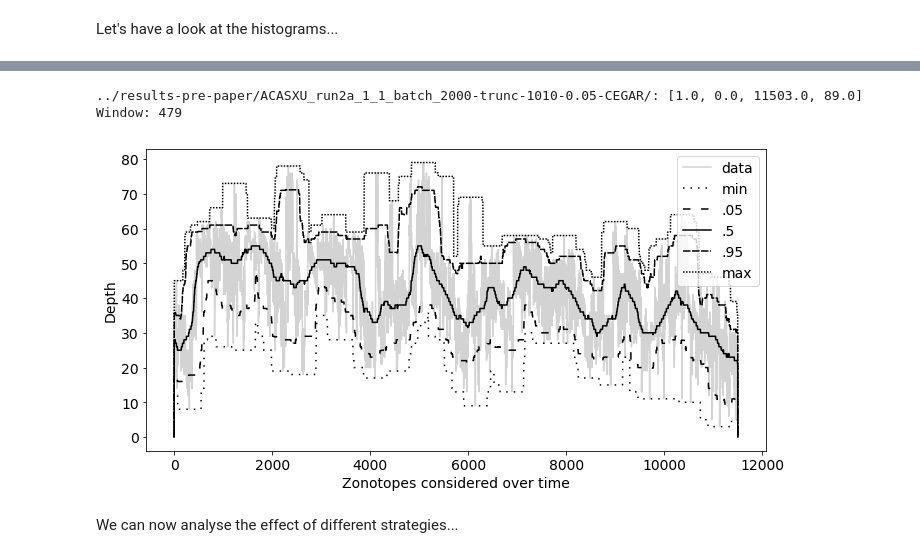
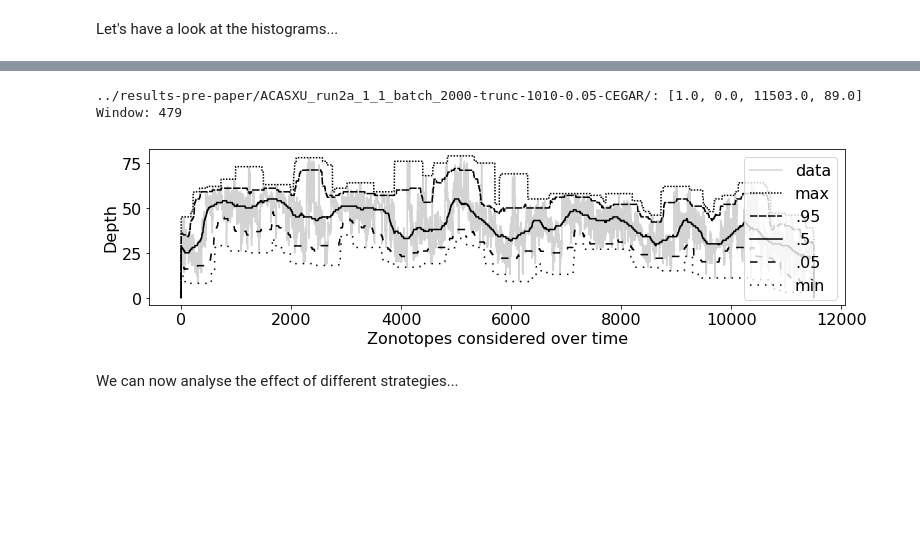
Before and after one commit to samysweb/nnequiv-experiments, a Jupyter notebook: analysis/Overapprox vs. Exact.ipynb, the cells around one changed output, grey strips where cells are left out. Saved outputs shown, nothing was run; the diff lists cells and outputs as text; code cells hidden in the pictures; blank space fills up the shorter version.

Commit message:
Cropped version of Zonotope depth considered

```diff
--- a/analysis/Overapprox vs. Exact.ipynb
+++ b/analysis/Overapprox vs. Exact.ipynb
@@ -188,7 +188,7 @@ def window_stack(a, width=100):
         percentile_05[i-1] = np.percentile(cur_data, 5)
     return max_val, min_val, median, percentile_05, percentile_25, percentile_75, percentile_95
 # %%
-plt.rcParams.update({'font.size': 14})
+plt.rcParams.update({'font.size': 16})
 for b in benchmarks[2:3]:
     print(f"{b}: ",end="")
     if len(overapprox_vs_exact[b].exact_counter.exact_counter_results[:,0])==0:
@@ -196,49 +196,51 @@ for b in benchmarks[2:3]:
         continue
     data = overapprox_vs_exact[b].exact_counter.exact_counter_results[:,0]
     px = 1/plt.rcParams['figure.dpi']
-    fig = plt.figure(figsize=(800*px, 400*px))
+    fig = plt.figure(figsize=(800*px, 200*px))
     axlim = [float(1),float(0),float(data.shape[0]),float(np.max(data)+10)]
     print(axlim)
     axs1 = fig.add_subplot(1, 1, 1)
+    axs1.set_position([0.1,0.22,0.87,0.78])
     #axs2 = fig.add_subplot(1, 2, 1)
     #fig, (axs1, axs2) = plt.subplots(2,1, sharex=False, sharey=False)
     min_exact = overapprox_vs_exact[b].exact_counter.exact_counter_results[:,0] + np.log2(overapprox_vs_exact[b].exact_counter.exact_counter_results[:,2])
     x = np.arange(0, data.shape[0], 1)
     width = data.shape[0]//24
     print(f"Window: {width}")
     max_val, min_val, median, percentile_05, percentile_25, percentile_75, percentile_95 = window_stack(data, width=width)
 
     #axs1.plot(x, min_exact, label="min exact", color="coral")
     axs1.plot(x, data, label="data",color="lightgray", linestyle="solid")
+    axs1.plot(x, max_val, label="max",color="black", linestyle=(0, (1, 1)))
+    axs1.plot(x, percentile_95, label=".95",color="black",linestyle=(0, (5, 1)))
+    axs1.plot(x, median, label=".5",color="black", linestyle="solid")
+    axs1.plot(x, percentile_05, label=".05",color="black",linestyle=(0, (5, 7)))
     axs1.plot(x, min_val, label="min",color="black", linestyle=(0, (1, 4)))
-    axs1.plot(x, percentile_05, label=".05",color="black",linestyle=(0, (5, 7)))
     #axs1.plot(x, percentile_25, label=".25")
-    axs1.plot(x, median, label=".5",color="black", linestyle="solid")
     #axs1.plot(x, percentile_75, label=".75")
-    axs1.plot(x, percentile_95, label=".95",color="black",linestyle=(0, (5, 1)))
-    axs1.plot(x, max_val, label="max",color="black", linestyle=(0, (1, 1)))
     #axs1.set_title(b[11:-7]+": Depth at equivalence proof (window "+str(width)+")")
     #axs1.set_title("ACASXU_run2a_1_1_batch_2000: Depth at equivalence proof (window "+str(width)+")")
     axs1.set_xlabel("Zonotopes considered over time")
     axs1.set_ylabel("Depth")
 
     #axs2.plot(x[300:600], data[300:600], label="Zonotopes 300-600", color="gray",marker="s")
     #axs2.plot(x[300:min(900,len(data))-300], data[600:min(900,len(data))], label=f"Zonotopes 600-{min(900,len(data))}", color="blue",marker=">")
     #axs2.plot(x[300:min(1200,len(data))-600], data[900:min(1200,len(data))], label=f"Zonotopes 900-{min(1200,len(data))}", color="red",marker=".")
     #axs2.plot(x[50:150], data[750:850], label="data", color="blue",marker=".")
     #axs2.set_xlabel("Zonotopes 50-150")
     #axs2.set_ylabel("Depth")
     #axs2.legend()
 
     #axs2.plot(x, np.clip(min_exact-max_val, 0.0, np.inf)*(np.where(data < max_val,1.0, 0.0)), label="max")
     #axs2.plot(x, np.clip(min_exact-percentile_95, 0.0, np.inf)*(np.where(data < percentile_95,1.0, 0.0)), label="95")
     #axs2.plot(x, np.clip(min_exact-max_val, 0.0, np.inf)*(np.where(data < max_val,1.0, 0.0)), label="max")
-    axs1.legend()
+    axs1.legend(loc='upper right')
+    fig.savefig('refinement-depth.png',dpi=400)
     #axs2.legend()
 # %% [output]
 ../results-pre-paper/ACASXU_run2a_1_1_batch_2000-trunc-1010-0.05-CEGAR/: [1.0, 0.0, 11503.0, 89.0]
 Window: 479
-[figure, old version]
+[figure, new version]
 # %% [markdown]
 We can now analyse the effect of different strategies...
 # %%
```
Also changed, not shown: parts of 3 cells of this notebook.
